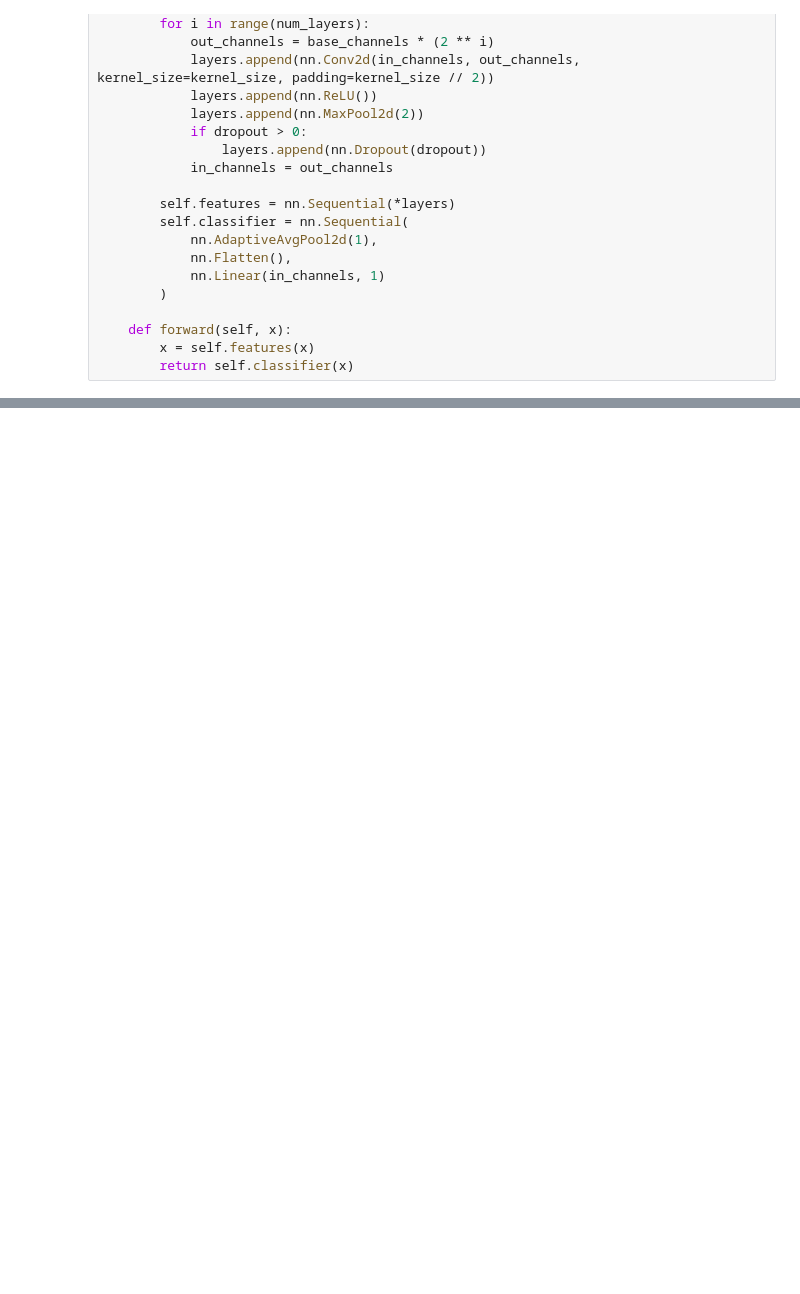
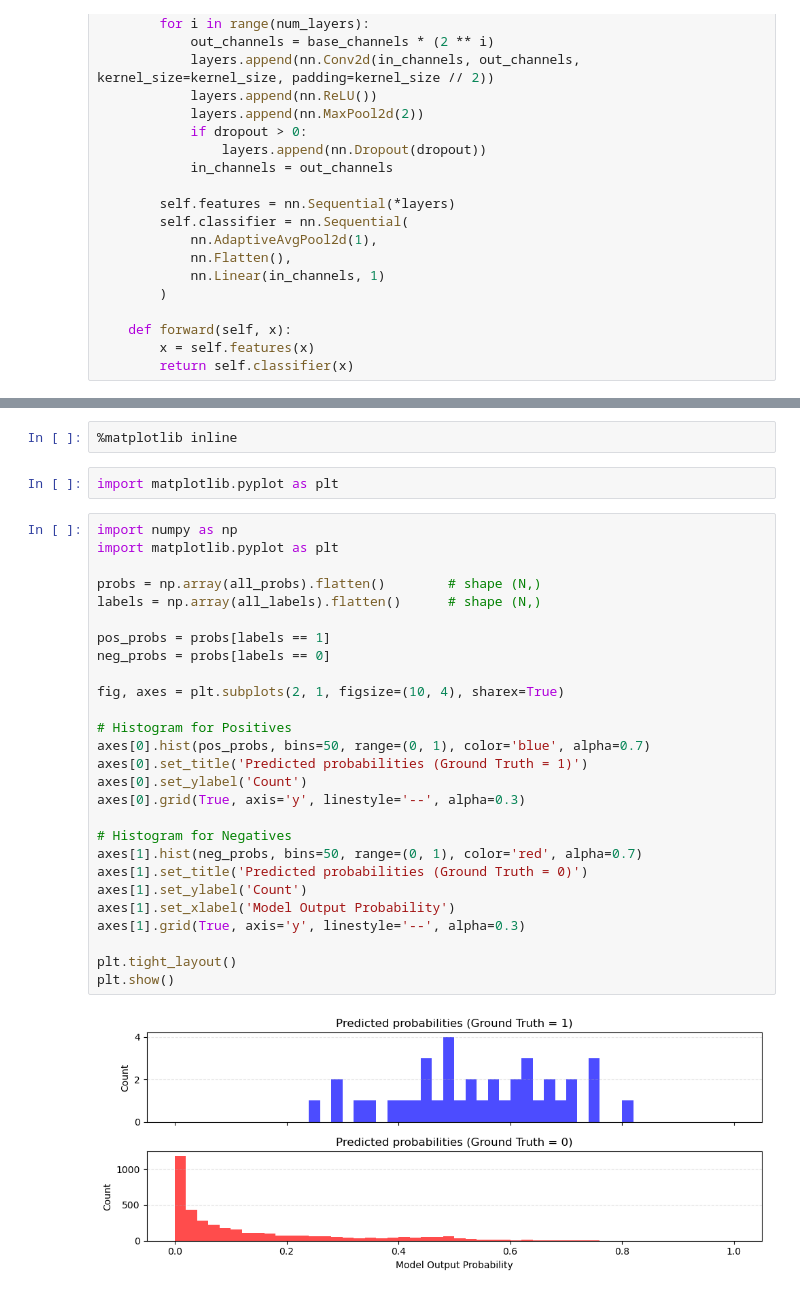
Before and after one commit to ClareMeehan/CrossHatch_CNN, a Jupyter notebook: Model.ipynb, the cells around one changed output, grey strips where cells are left out. Cells and saved outputs as stored; diff of their text form; blank space fills up the shorter version.

```diff
--- a/Model.ipynb
+++ b/Model.ipynb
@@ -425,0 +422,33 @@ KeyboardInterrupt:
+# %%
+%matplotlib inline
+# %%
+import matplotlib.pyplot as plt
+# %%
+import numpy as np
+import matplotlib.pyplot as plt
+
+probs = np.array(all_probs).flatten()        # shape (N,)
+labels = np.array(all_labels).flatten()      # shape (N,)
+
+pos_probs = probs[labels == 1]
+neg_probs = probs[labels == 0]
+
+fig, axes = plt.subplots(2, 1, figsize=(10, 4), sharex=True)
+
+# Histogram for Positives
+axes[0].hist(pos_probs, bins=50, range=(0, 1), color='blue', alpha=0.7)
+axes[0].set_title('Predicted probabilities (Ground Truth = 1)')
+axes[0].set_ylabel('Count')
+axes[0].grid(True, axis='y', linestyle='--', alpha=0.3)
+
+# Histogram for Negatives
+axes[1].hist(neg_probs, bins=50, range=(0, 1), color='red', alpha=0.7)
+axes[1].set_title('Predicted probabilities (Ground Truth = 0)')
+axes[1].set_ylabel('Count')
+axes[1].set_xlabel('Model Output Probability')
+axes[1].grid(True, axis='y', linestyle='--', alpha=0.3)
+
+plt.tight_layout()
+plt.show()
+# %% [output]
+[figure, added]
```
Also changed, not shown: parts of 15 cells of this notebook, 1 other file.
